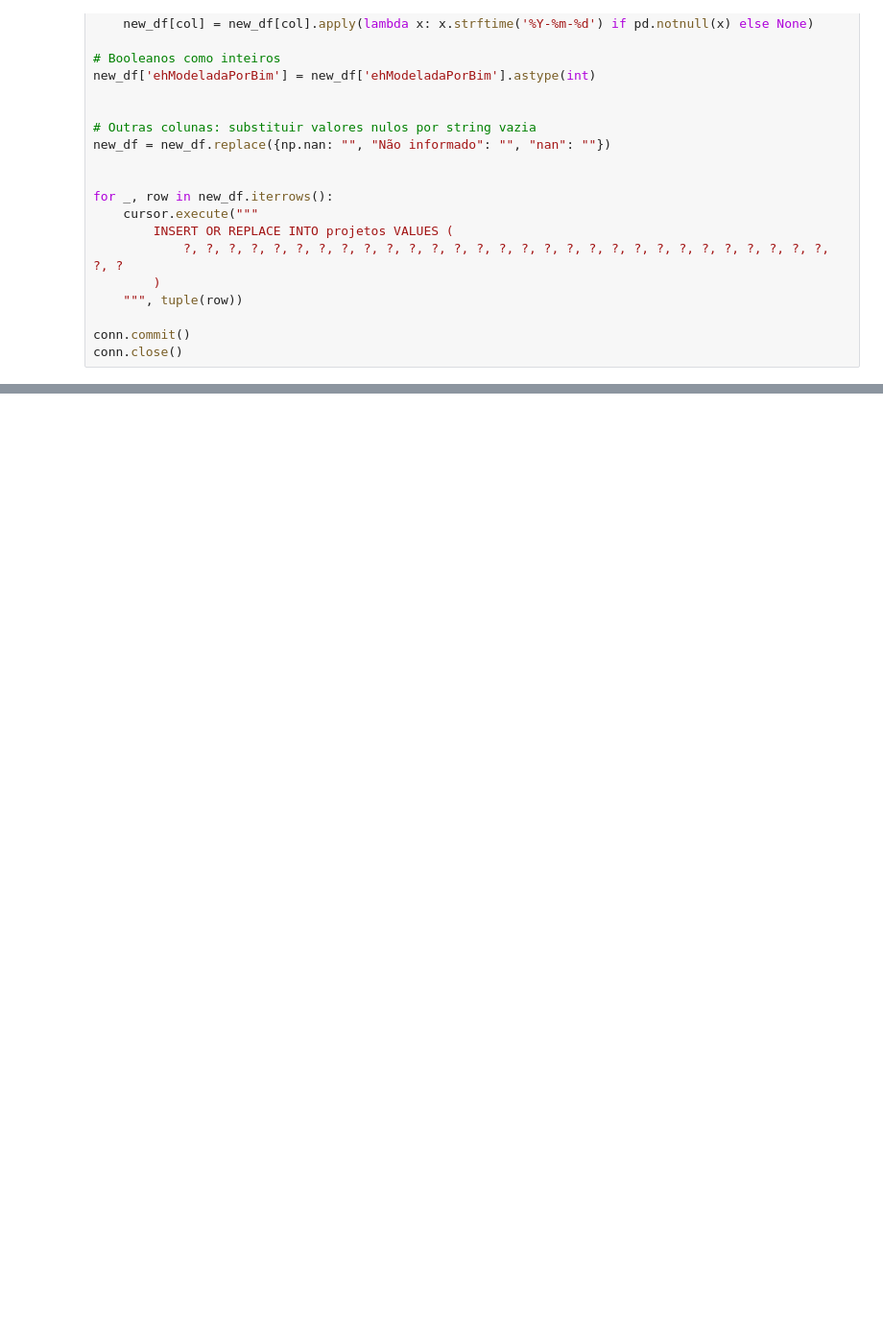
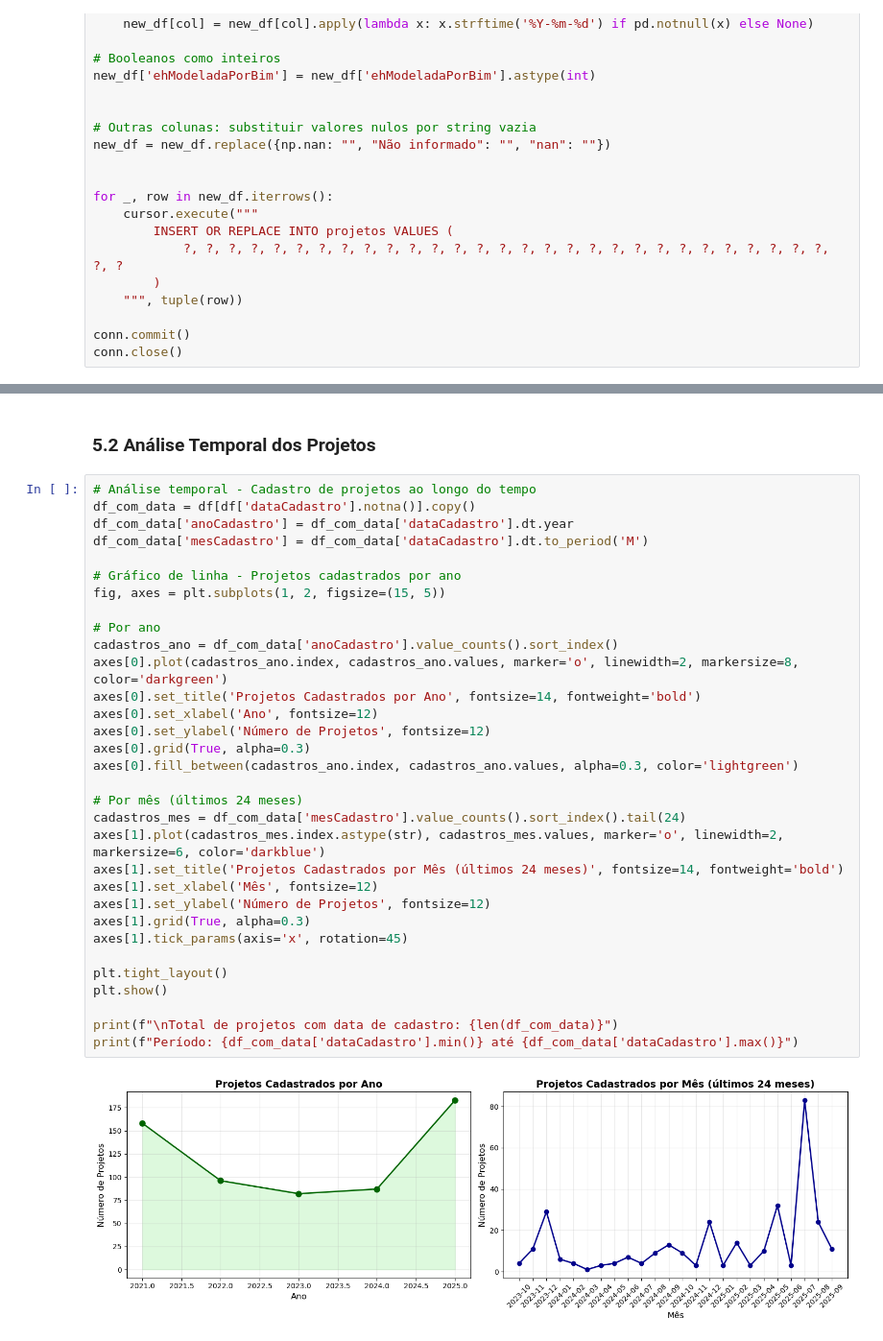
Before and after one commit to lcsgborges/obrasgov-df-data-extraction, a Jupyter notebook: main.ipynb, the cells around one changed output, grey strips where cells are left out. Shown at 96% size. Cells and saved outputs as stored; diff of their text form; blank space fills up the shorter version.

```diff
--- a/main.ipynb
+++ b/main.ipynb
@@ -520,0 +817,36 @@ conn.close()
+# %% [markdown]
+### 5.2 Análise Temporal dos Projetos
+# %%
+# Análise temporal - Cadastro de projetos ao longo do tempo
+df_com_data = df[df['dataCadastro'].notna()].copy()
+df_com_data['anoCadastro'] = df_com_data['dataCadastro'].dt.year
+df_com_data['mesCadastro'] = df_com_data['dataCadastro'].dt.to_period('M')
+
+# Gráfico de linha - Projetos cadastrados por ano
+fig, axes = plt.subplots(1, 2, figsize=(15, 5))
+
+# Por ano
+cadastros_ano = df_com_data['anoCadastro'].value_counts().sort_index()
+axes[0].plot(cadastros_ano.index, cadastros_ano.values, marker='o', linewidth=2, markersize=8, color='darkgreen')
+axes[0].set_title('Projetos Cadastrados por Ano', fontsize=14, fontweight='bold')
+axes[0].set_xlabel('Ano', fontsize=12)
+axes[0].set_ylabel('Número de Projetos', fontsize=12)
+axes[0].grid(True, alpha=0.3)
+axes[0].fill_between(cadastros_ano.index, cadastros_ano.values, alpha=0.3, color='lightgreen')
+
+# Por mês (últimos 24 meses)
+cadastros_mes = df_com_data['mesCadastro'].value_counts().sort_index().tail(24)
+axes[1].plot(cadastros_mes.index.astype(str), cadastros_mes.values, marker='o', linewidth=2, markersize=6, color='darkblue')
+axes[1].set_title('Projetos Cadastrados por Mês (últimos 24 meses)', fontsize=14, fontweight='bold')
+axes[1].set_xlabel('Mês', fontsize=12)
+axes[1].set_ylabel('Número de Projetos', fontsize=12)
+axes[1].grid(True, alpha=0.3)
+axes[1].tick_params(axis='x', rotation=45)
+
+plt.tight_layout()
+plt.show()
+
+print(f"\nTotal de projetos com data de cadastro: {len(df_com_data)}")
+print(f"Período: {df_com_data['dataCadastro'].min()} até {df_com_data['dataCadastro'].max()}")
+# %% [output]
+[figure, added]
```
Also changed, not shown: parts of 25 cells of this notebook, 1 other file.
